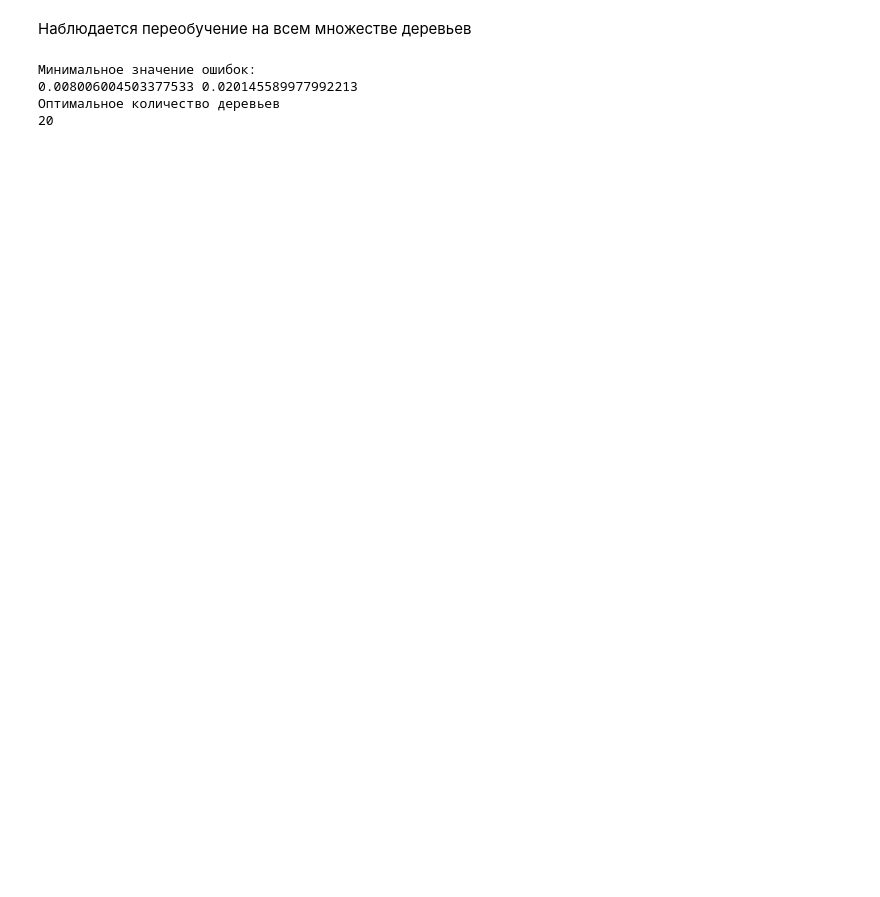
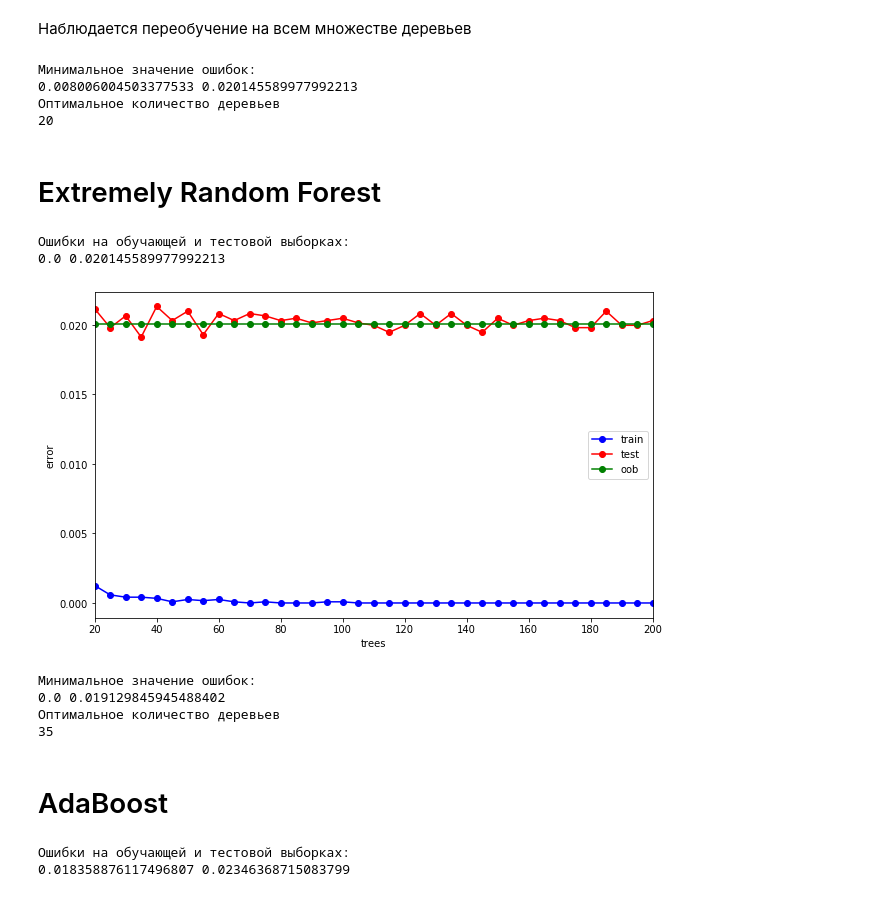
Before and after one commit to SemenDoc/MachineLearningCourse, a Jupyter notebook: Ml_PulsarStar.ipynb, the cells around one changed output. Cells and saved outputs as stored; diff of their text form; code cells hidden in the pictures; blank space fills up the shorter version.

```diff
--- a/Ml_PulsarStar.ipynb
+++ b/Ml_PulsarStar.ipynb
@@ -914,3 +986,52 @@ print(trees_num_array[test_error == np.min(test_error)][0])
 0.008006004503377533 0.020145589977992213
 Оптимальное количество деревьев
 20
+# %% [markdown]
+# Extremely Random Forest
+# %%
+X_train, X_test, y_train, y_test = train_test_split(X, y, test_size = 0.3, random_state = 24)
+# %%
+erf = ensemble.ExtraTreesClassifier(n_estimators = 100)
+erf.fit(X_train, y_train)
+
+print("Ошибки на обучающей и тестовой выборках:")
+print(np.mean(y_train != erf.predict(X_train)), np.mean(y_test != erf.predict(X_test)))
+# %% [output]
+Ошибки на обучающей и тестовой выборках:
+0.0 0.020145589977992213
+# %%
+trees_num_array = np.arange(20, 201, 5)
+train_error = []
+test_error = []
+out_of_back_error = []
+for trees_num in trees_num_array:
+    erf = ensemble.ExtraTreesClassifier(n_estimators = trees_num, bootstrap = True, oob_score = True)
+    erf.fit(X_train, y_train)
+
+    train_error.append(np.mean(y_train != erf.predict(X_train)))
+    test_error.append(np.mean(y_test != erf.predict(X_test)))
+    out_of_back_error.append(1 - rf.oob_score_)
+
+plt.figure(figsize = (10, 6))
+plt.plot(trees_num_array, train_error, 'b-o', label = 'train')
+plt.plot(trees_num_array, test_error, 'r-o', label = 'test')
+plt.plot(trees_num_array, out_of_back_error, 'g-o', label = 'oob')
+plt.xlim([np.min(trees_num_array), np.max(trees_num_array)])
+plt.xlabel('trees')
+plt.ylabel('error')
+plt.legend()
+pass
+# %% [output]
+[figure, added]
+# %%
+print("Минимальное значение ошибок:")
+print(np.min(train_error), np.min(test_error))
+print("Оптимальное количество деревьев")
+print(trees_num_array[test_error == np.min(test_error)][0])
+# %% [output]
+Минимальное значение ошибок:
+0.0 0.019129845945488402
+Оптимальное количество деревьев
+35
+# %% [markdown]
+# AdaBoost
@@ -916,0 +1040,9 @@ print(trees_num_array[test_error == np.min(test_error)][0])
+# %%
+ab = ensemble.AdaBoostClassifier(n_estimators = 100)
+ab.fit(X_train, y_train)
+
+print("Ошибки на обучающей и тестовой выборках:")
+print(np.mean(y_train != ab.predict(X_train)), np.mean(y_test != ab.predict(X_test)))
+# %% [output]
+Ошибки на обучающей и тестовой выборках:
+0.018358876117496807 0.02346368715083799
```
Also changed, not shown: parts of 22 cells of this notebook.
